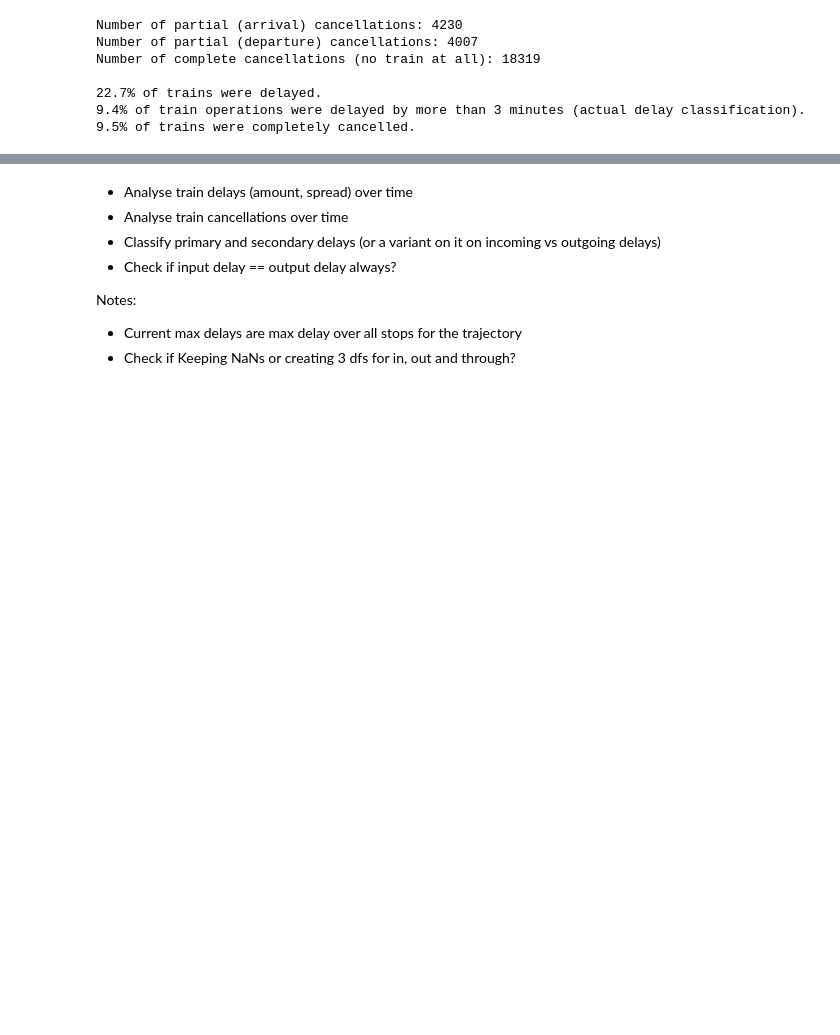
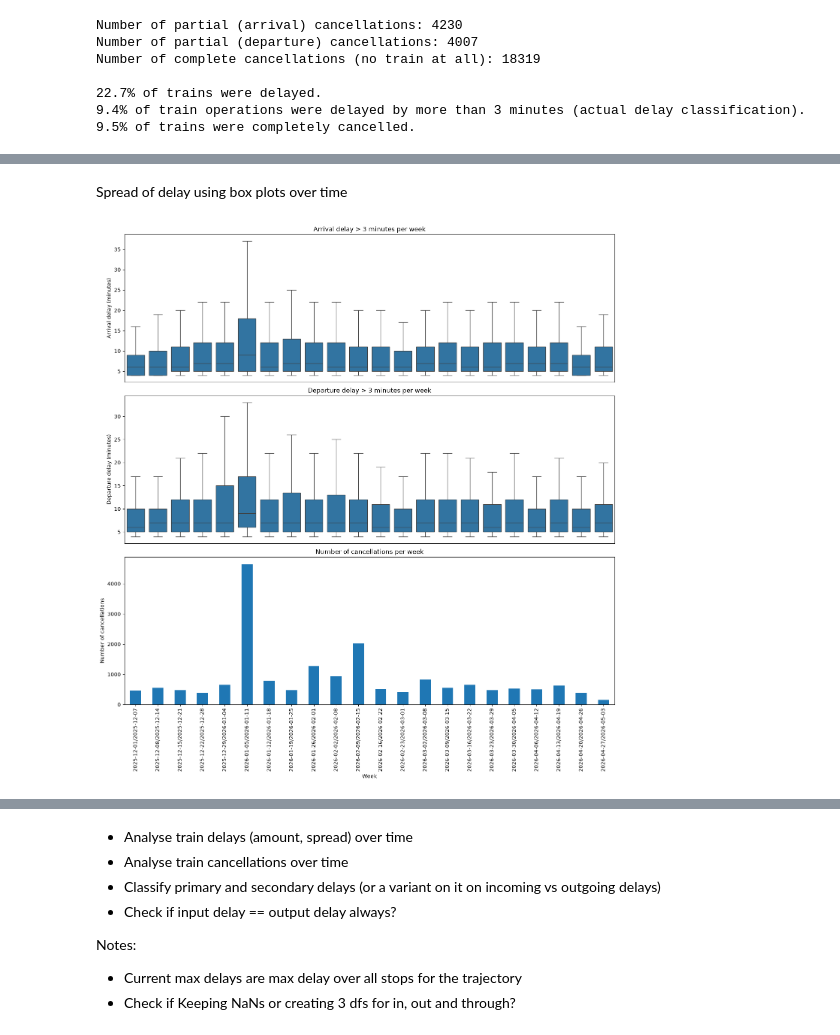
Before and after one commit to nicklj100/group20_til6022_project, a Jupyter notebook: period_selection.ipynb, the cells around one changed output, grey strips where cells are left out. Saved outputs shown, nothing was run; the diff lists cells and outputs as text; code cells hidden in the pictures; blank space fills up the shorter version.

```diff
--- a/period_selection.ipynb
+++ b/period_selection.ipynb
@@ -230,0 +209,56 @@ duplicates
+# %% [markdown]
+Spread of delay using box plots over time
+# %%
+train['week'] = train['Date'].dt.to_period('W').astype(str)
+
+# Filter delays greater than 3 minutes
+train_arr_delayed = train[train['arr_delay'] > 3]
+train_dep_delayed = train[train['dep_delay'] > 3]
+
+# Count cancellations per week
+weekly_cancelled = train.groupby('week')['cancelled'].sum()
+
+fig, ax = plt.subplots(3, 1, figsize=(14, 15))
+
+# Arrival delays
+sns.boxplot(
+    data=train_arr_delayed,
+    x='week',
+    y='arr_delay',
+    showfliers=False,
+    ax=ax[0]
+)
+ax[0].set_title('Spread of Arrival delay > 3 minutes per week')
+ax[0].set_xlabel('')
+ax[0].set_ylabel('Arrival delay (minutes)')
+ax[0].tick_params(axis='x', bottom = False, labelbottom = False)
+
+sns.boxplot(
+    data=train_dep_delayed,
+    x='week',
+    y='dep_delay',
+    showfliers=False,
+    ax=ax[1]
+)
+ax[1].set_title('Spread ofDeparture delay > 3 minutes per week')
+ax[1].set_xlabel('')
+ax[1].set_ylabel('Departure delay (minutes)')
+ax[1].tick_params(axis='x', bottom = False, labelbottom = False)
+
+# Weekly cancellation counts
+weekly_cancelled.plot(
+    kind='bar',
+    ax=ax[2]
+)
+ax[2].set_title('Number of cancellations per week')
+ax[2].set_xlabel('Week')
+ax[2].set_ylabel('Number of cancellations')
+
+# Formatting
+for a in ax:
+    a.tick_params(axis='x', rotation=90)
+
+plt.tight_layout()
+plt.show()
+# %% [output]
+[figure, added]
```
Also changed, not shown: parts of 15 cells of this notebook.
